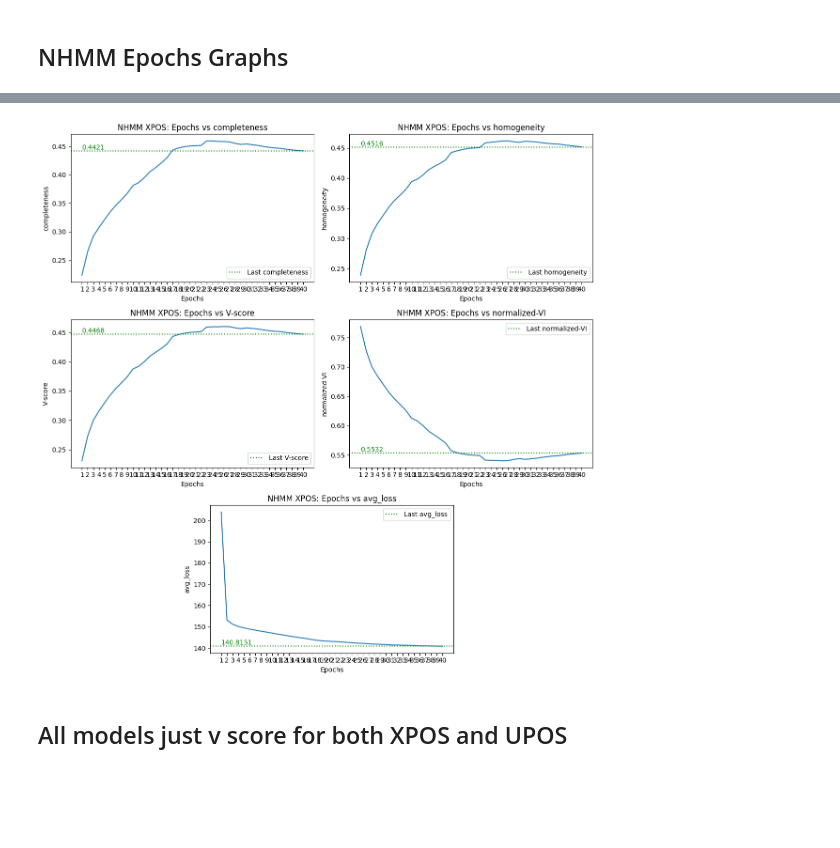
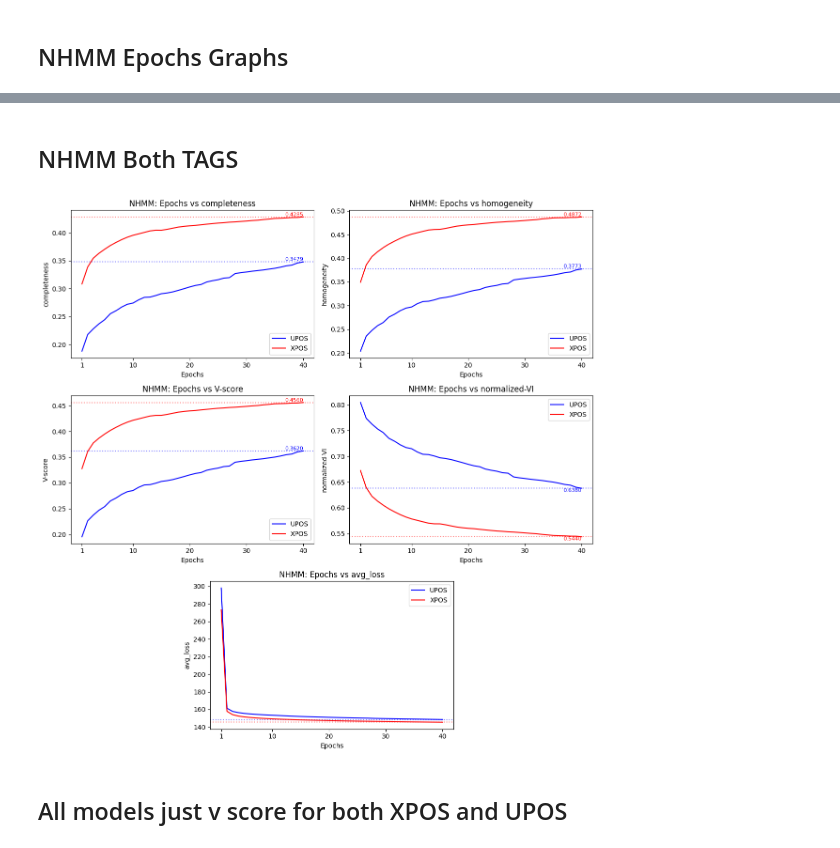
Before and after one commit to amoghvk21/NLP-assignment-3, a Jupyter notebook: skeleton_code/results_parser.ipynb, the cells around one changed output, grey strips where cells are left out. Drawn from its saved outputs; the diff is of its cells as text; code cells hidden in the pictures; blank space fills up the shorter version.

```diff
--- a/skeleton_code/results_parser.ipynb
+++ b/skeleton_code/results_parser.ipynb
@@ -1109,65 +1111,80 @@ plt.show()
+# %% [markdown]
+## NHMM Both TAGS
 # %%
 import pandas as pd
 import matplotlib.pyplot as plt
 
-TAG = "xpos"
-FILE_PREFIX = f"nhmm-upos"
+TAGS = ["upos", "xpos"]
 FIELDS = ["completeness", "homogeneity", "V-score", "normalized-VI", "avg_loss"]
+COLORS = ["blue", "red"]
 
-# Load your data
-all_results = pd.read_csv(f"./output/nhmm-upos-old/results_2/nhmm-upos-results.csv")
+# Load data for both tags
+results = {}
+for tag in TAGS:
+    results[tag] = pd.read_csv(f"./output/nhmm-{tag}/results/nhmm-{tag}-results.csv")
 
-# Create figure with extra height for the legend/titles
 fig, axes = plt.subplots(nrows=3, ncols=2, figsize=(12, 12))
 axes = axes.flatten()
+
+X_TICKS = [1, 10, 20, 30, 40]
 
 for i, FIELD in enumerate(FIELDS):
     ax = axes[i]
 
-    last_value = all_results[FIELD].iloc[-1]
+    for j, tag in enumerate(TAGS):
+        tag_results = results[tag]
+        color = COLORS[j]
 
-    ax.plot(all_results["epoch"], all_results[FIELD])
-    ax.set_xticks(all_results["epoch"].unique())
+        # Plot line
+        last_value = tag_results[FIELD].iloc[-1]
+        ax.plot(tag_results["epoch"], tag_results[FIELD], label=tag.upper(), color=color)
 
-    ax.axhline(
-        y=last_value,
-        color='g',
-        linestyle=':',
-        label=f'Last {FIELD}'
-    )
+        # last value line
+        ax.axhline(
+            y=last_value,
+            color=color,
+            linestyle=':',
+            alpha=0.5
+        )
 
-    ax.text(
-        all_results["epoch"].min(), last_value,
-        f"{last_value:.4f}",
-        va='bottom', ha='left', color='g'
-    )
+        # last value text
+        if FIELD == "normalized-VI":
+            va = 'top'
+        else:
+            va = 'bottom'
 
-    ax.set_title(f"NHMM {TAG.upper()}: Epochs vs {FIELD}")
+        if FIELD != "avg_loss":
+            ax.text(
+                tag_results["epoch"].max(), last_value,
+                f"{last_value:.4f}",
+                va=va, ha='right', color=color, fontsize=8
+            )
+
+    ax.set_xticks(X_TICKS)
+
+    ax.set_title(f"NHMM: Epochs vs {FIELD}")
+
     ax.set_xlabel("Epochs")
     ax.set_ylabel(f"{FIELD}")
+
     ax.legend()
 
-# 1. Hide the empty 6th plot
 axes[5].set_visible(False)
 
-# 2. Run tight_layout FIRST to fix spacing for the top 4 graphs
 plt.tight_layout()
 
-# 3. Manually center the 5th graph (index 4)
-# Get the positions of the left (4) and right (5) slots in the bottom row
 box_4 = axes[4].get_position()
 box_5 = axes[5].get_position()
 
-# Calculate the center of the entire row
-# (Start of left box + End of right box) / 2
-row_center_x = (box_4.x0 + box_5.x1) / 2
-new_left_x = row_center_x - (box_4.width / 2)
+center_x = (box_4.x0 + box_5.x1) / 2
 
-# Move the 5th graph to the new calculated position
-axes[4].set_position([new_left_x, box_4.y0, box_4.width, box_4.height])
+new_x, new_y = center_x - box_4.width / 2, box_4.y0
+new_width, new_height = box_4.width, box_4.height
+
+axes[4].set_position([new_x, new_y, new_width, new_height])
 
 plt.show()
 # %% [output]
-[figure, old version]
+[figure, new version]
 # %% [markdown]
 ## All models just v score for both XPOS and UPOS
```
Also changed, not shown: parts of 2 cells of this notebook, 3 other files.
